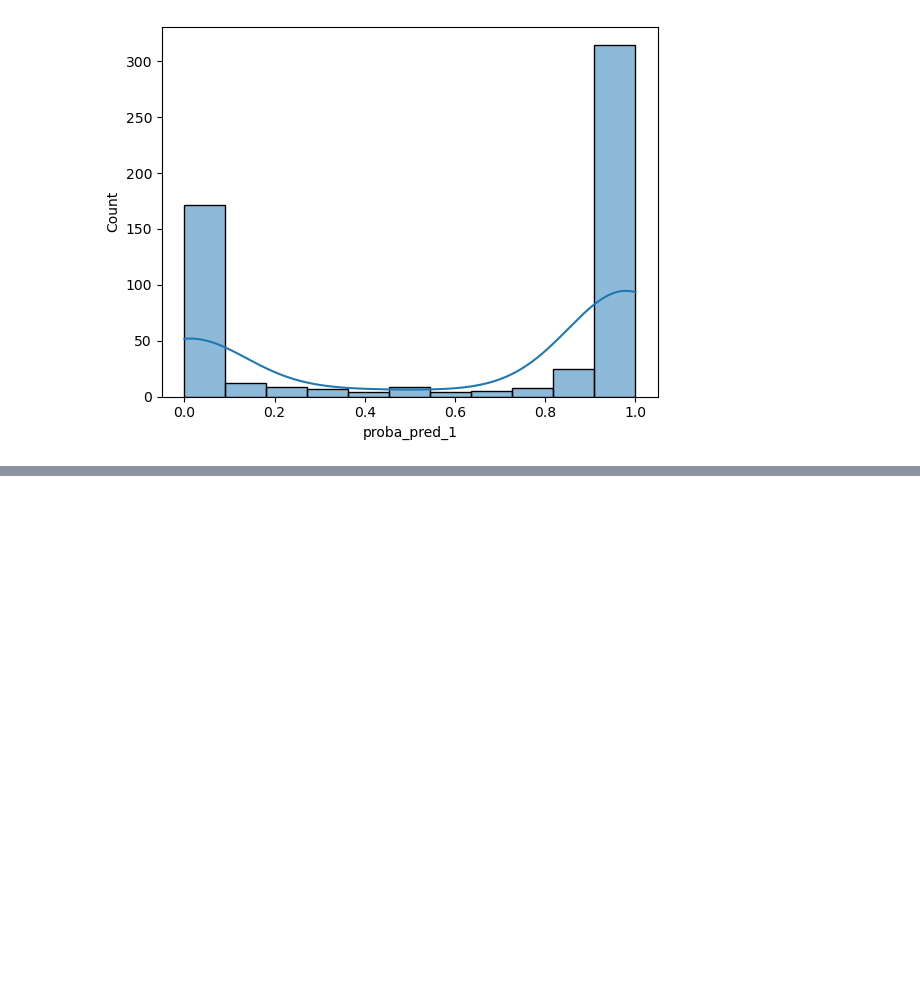
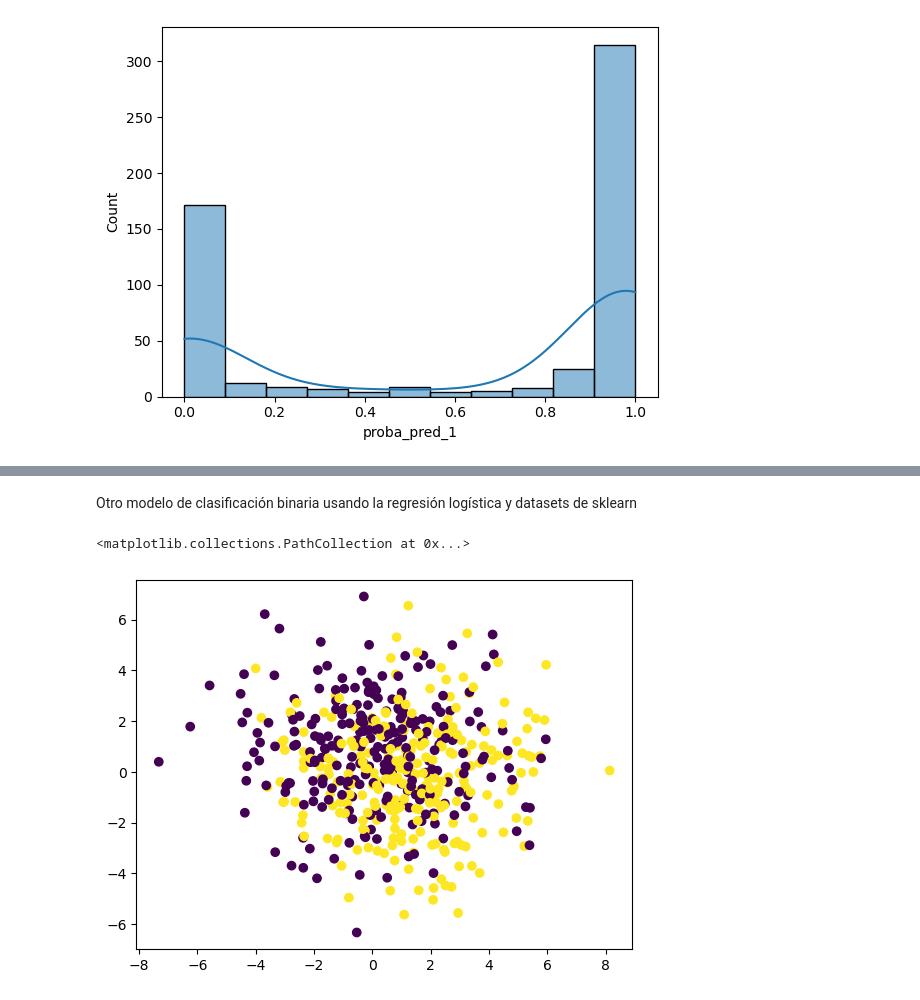
Before and after one commit to JuliethLambrano930/Proyecto_Regresion_Logistica, a Jupyter notebook: Codigo/Ejemplo_Curva_ROC_Cancer.ipynb, the cells around one changed output, grey strips where cells are left out. Cells and saved outputs as stored; diff of their text form; code cells hidden in the pictures; blank space fills up the shorter version.

```diff
--- a/Codigo/Ejemplo_Curva_ROC_Cancer.ipynb
+++ b/Codigo/Ejemplo_Curva_ROC_Cancer.ipynb
@@ -80,0 +88,11 @@ plt.show()
+# %% [markdown]
+Otro modelo de clasificación binaria usando la regresión logística y datasets de sklearn
+# %%
+### Creamos dos lunas usando la función make_moons
+
+from sklearn.datasets import make_moons
+X, y = make_moons(n_samples=500, noise=2, random_state=42)
+plt.scatter(X[:, 0], X[:, 1], c=y)
+# %% [output]
+<matplotlib.collections.PathCollection at 0x...>
+[figure, added]
```
Also changed, not shown: parts of 8 cells of this notebook.
